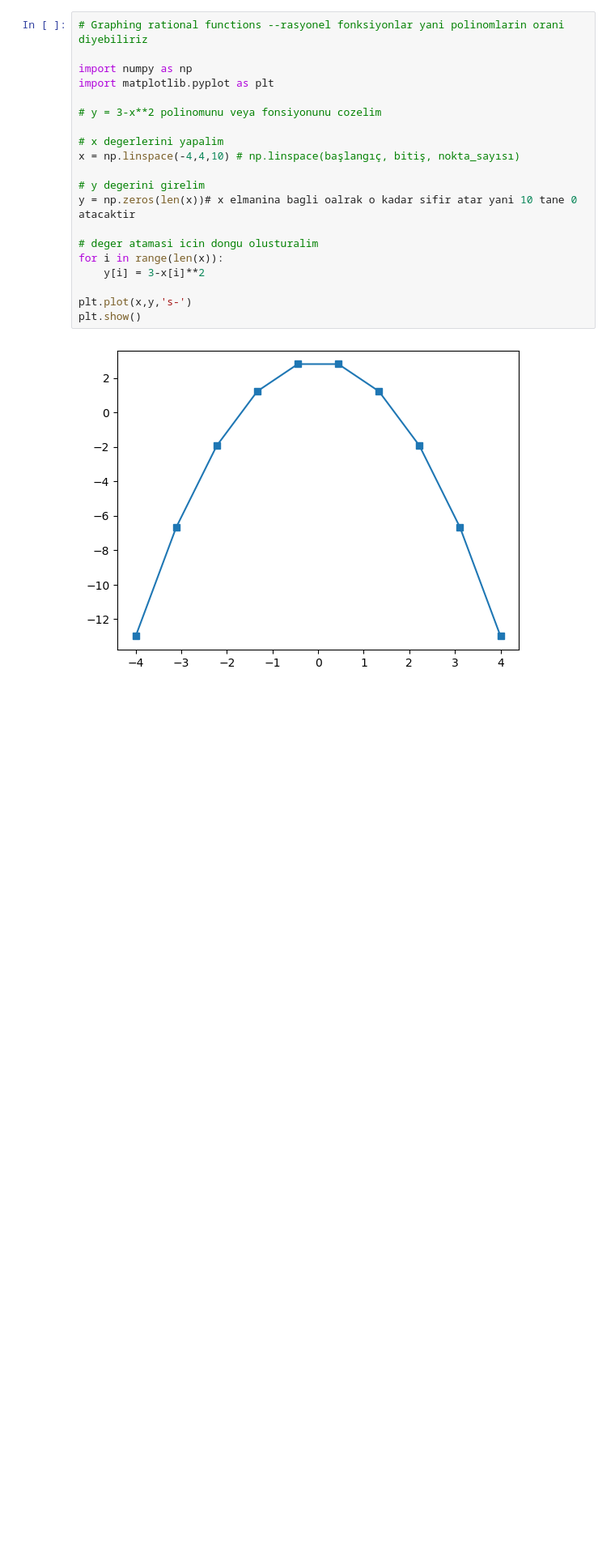
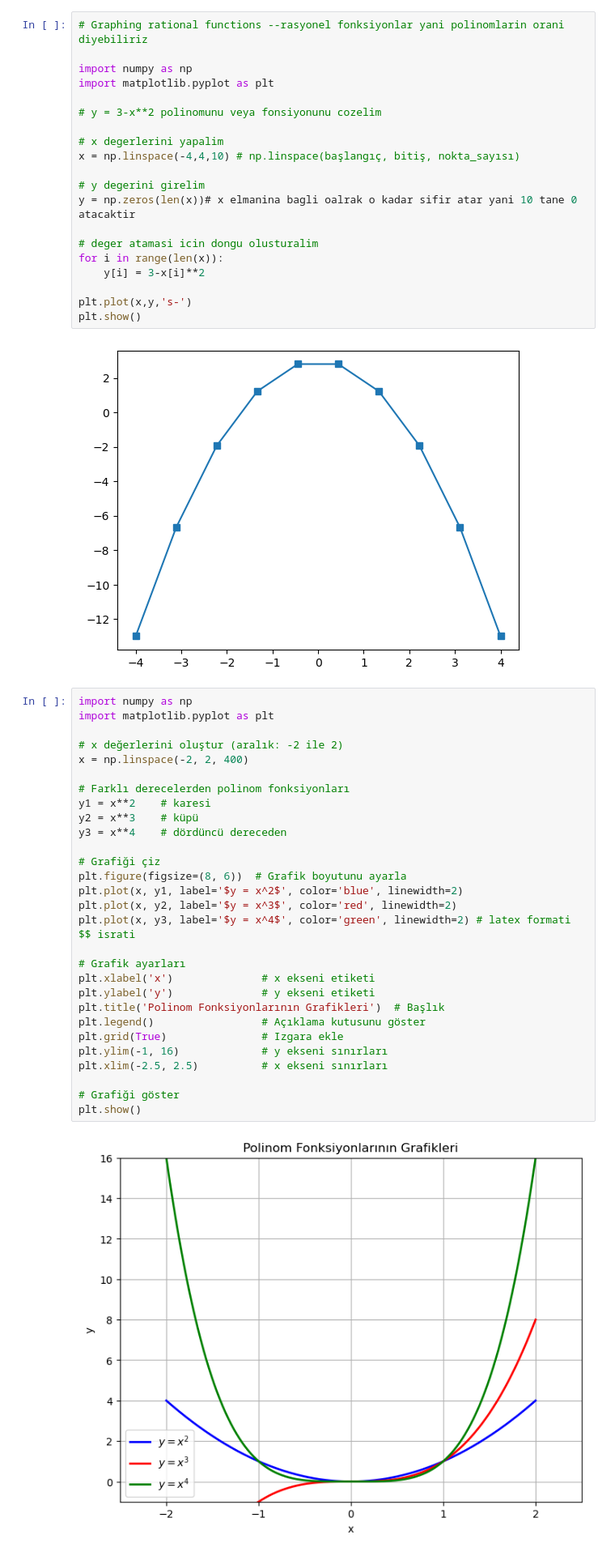
Before and after one commit to nailBestas/lispAi, a Jupyter notebook: 01_Python_Mathematics_and_Statistics/2_Mathematics/4-Graphing_and_visualization.ipynb, the cells around one changed output. Shown at 81% size. Drawn from its saved outputs; the diff is of its cells as text; blank space fills up the shorter version.

Commit message:
Added Python polynomial_graphing

```diff
--- a/01_Python_Mathematics_and_Statistics/2_Mathematics/4-Graphing_and_visualization.ipynb
+++ b/01_Python_Mathematics_and_Statistics/2_Mathematics/4-Graphing_and_visualization.ipynb
@@ -376,3 +376,34 @@ plt.plot(x,y,'s-')
 plt.show()
 # %% [output]
 [figure]
+# %%
+import numpy as np
+import matplotlib.pyplot as plt
+
+# x değerlerini oluştur (aralık: -2 ile 2)
+x = np.linspace(-2, 2, 400)
+
+# Farklı derecelerden polinom fonksiyonları
+y1 = x**2    # karesi
+y2 = x**3    # küpü
+y3 = x**4    # dördüncü dereceden
+
+# Grafiği çiz
+plt.figure(figsize=(8, 6))  # Grafik boyutunu ayarla
+plt.plot(x, y1, label='$y = x^2$', color='blue', linewidth=2)
+plt.plot(x, y2, label='$y = x^3$', color='red', linewidth=2)
+plt.plot(x, y3, label='$y = x^4$', color='green', linewidth=2) # latex formati $$ israti
+
+# Grafik ayarları
+plt.xlabel('x')              # x ekseni etiketi
+plt.ylabel('y')              # y ekseni etiketi
+plt.title('Polinom Fonksiyonlarının Grafikleri')  # Başlık
+plt.legend()                 # Açıklama kutusunu göster
+plt.grid(True)               # Izgara ekle
+plt.ylim(-1, 16)             # y ekseni sınırları
+plt.xlim(-2.5, 2.5)          # x ekseni sınırları
+
+# Grafiği göster
+plt.show()
+# %% [output]
+[figure, added]
```
